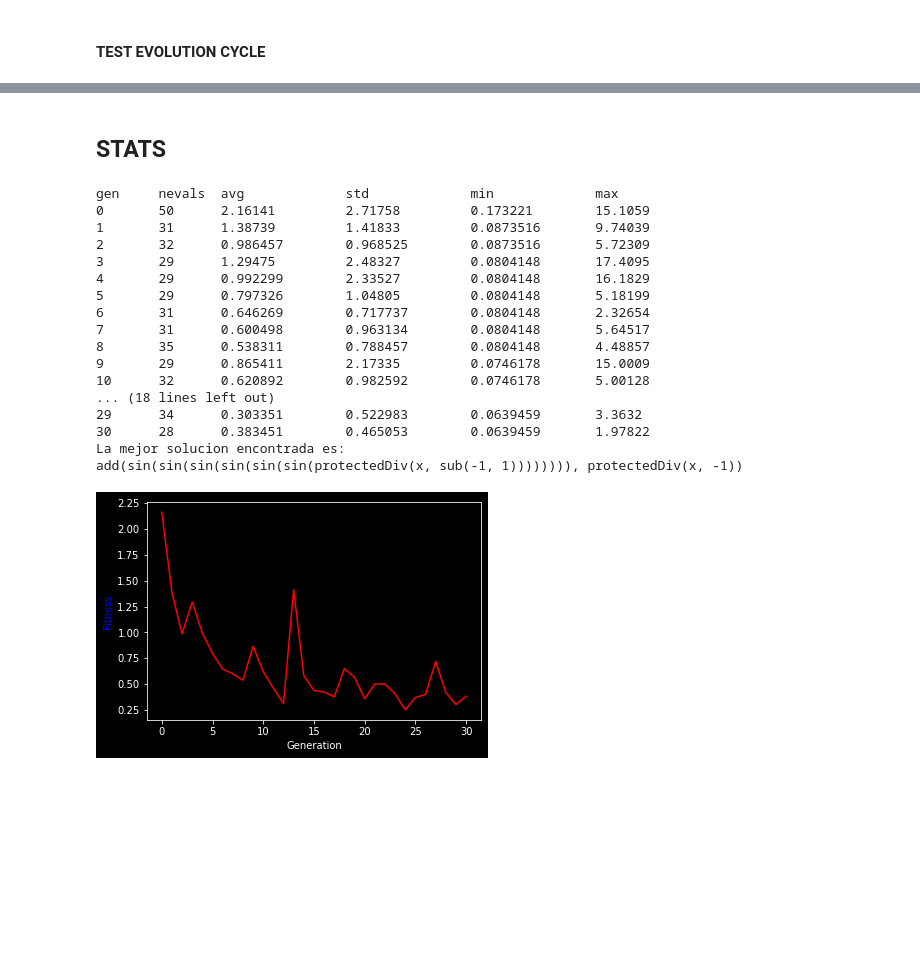
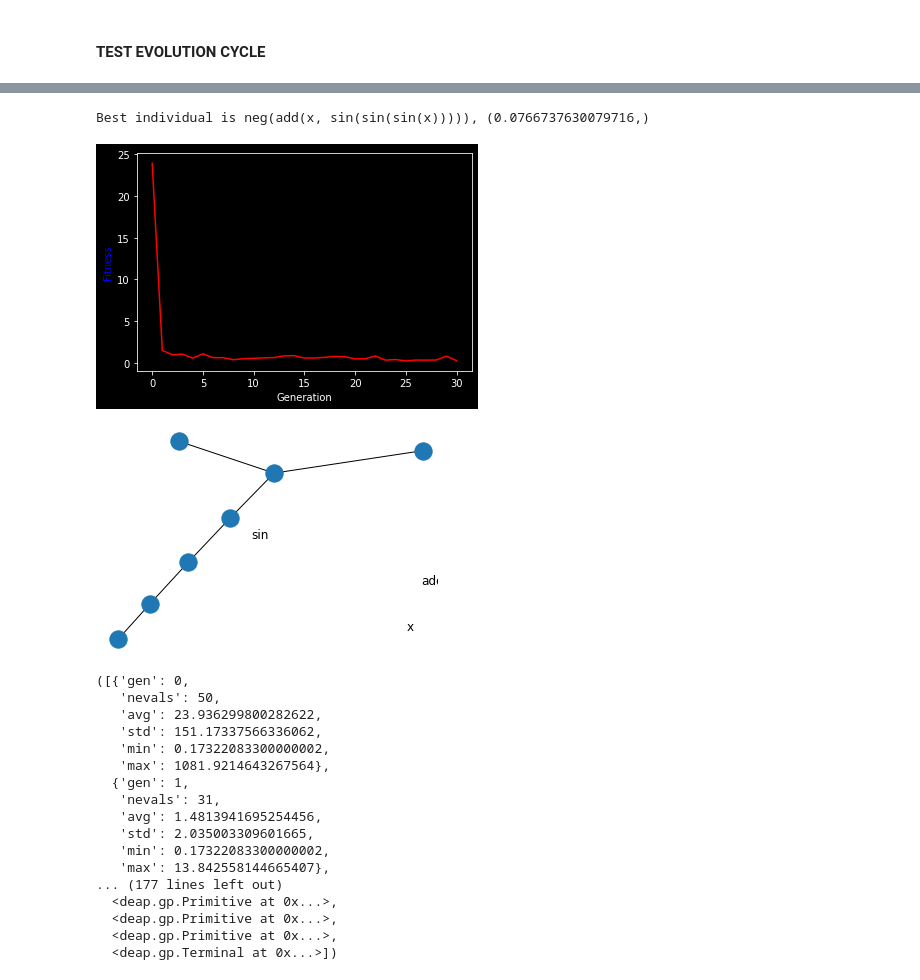
Before and after one commit to irg1008/COMPU_Practica03, a Jupyter notebook: Protoyping.ipynb, the cells around one changed output, grey strips where cells are left out. Saved outputs shown, nothing was run; the diff lists cells and outputs as text; code cells hidden in the pictures; blank space fills up the shorter version.

```diff
--- a/Protoyping.ipynb
+++ b/Protoyping.ipynb
@@ -141,16 +143,14 @@ def eval_eq(toolbox, individual):
 # %%
-def plot_tree(toolbox, individual):
-
+def plot_tree(individual):
     nodes, edges, labels = gp.graph(individual)
 
     g = nx.Graph()
     g.add_nodes_from(nodes)
     g.add_edges_from(edges)
-    pos = graphviz_layout(g, prog="dot")
 
-    nx.draw_networkx_nodes(g, pos)
-    nx.draw_networkx_edges(g, pos)
-    nx.draw_networkx_labels(g, pos, labels)
+    nx.draw_networkx_labels(g, pos=nx.spring_layout(g), labels=labels)
+    nx.draw(g, pos=nx.spring_layout(g))
+
     plt.show()
 # %% [markdown]
 #### TEST EVALUATION
@@ -173,0 +179,8 @@ def test_evaluation():
+# %%
+def config_stats():
+    stats = tools.Statistics(lambda ind: ind.fitness.values)
+    stats.register("avg", np.mean)
+    stats.register("std", np.std)
+    stats.register("min", np.min)
+    stats.register("max", np.max)
+    return stats
@@ -187,9 +215,13 @@ def config_algorithm(toolbox, pset):
 
     toolbox.register("evaluate", eval_eq, toolbox)
 # %%
-def make_evolution(stats):
+
+def make_evolution(plot_stats=False):
     toolbox = base.Toolbox()
+
     pset = config_population(toolbox)
+    stats = config_stats()
+
     config_algorithm(toolbox, pset)
 
     pop = toolbox.population(n=50)
@@ -202,10 +234,11 @@ def make_evolution(stats):
 
     best = tools.selBest(pop, 1)[0]
 
-    print(logbook)
-    print("La mejor solucion encontrada es: ")
-    print(best)
+    if plot_stats:
+        print("Best individual is %s, %s" % (best, best.fitness.values))
+        show_stats(logbook)
+        plot_tree(best)
 
-    return logbook
+    return logbook, best
 # %% [markdown]
 #### TEST EVOLUTION CYCLE
@@ -217,2 +244,0 @@ def make_evolution(stats):
-# %% [markdown]
-## STATS
@@ -234,22 +245,23 @@ def show_stats(log):
-# %%
-log = make_evolution(stats)
-show_stats(log)
-# %% [output]
-gen     nevals  avg             std             min             max
-0       50      2.16141         2.71758         0.173221        15.1059
-1       31      1.38739         1.41833         0.0873516       9.74039
-2       32      0.986457        0.968525        0.0873516       5.72309
-3       29      1.29475         2.48327         0.0804148       17.4095
-4       29      0.992299        2.33527         0.0804148       16.1829
-5       29      0.797326        1.04805         0.0804148       5.18199
-6       31      0.646269        0.717737        0.0804148       2.32654
-7       31      0.600498        0.963134        0.0804148       5.64517
-8       35      0.538311        0.788457        0.0804148       4.48857
-9       29      0.865411        2.17335         0.0746178       15.0009
-10      32      0.620892        0.982592        0.0746178       5.00128
-... (18 lines left out)
-29      34      0.303351        0.522983        0.0639459       3.3632
-30      28      0.383451        0.465053        0.0639459       1.97822
-La mejor solucion encontrada es:
-add(sin(sin(sin(sin(sin(sin(protectedDiv(x, sub(-1, 1)))))))), protectedDiv(x, -1))
-[figure, removed]
+# %%
+make_evolution(plot_stats=True)
+# %% [output]
+Best individual is neg(add(x, sin(sin(sin(x))))), (0.0766737630079716,)
+[figure, added]
+[figure, added]
+([{'gen': 0,
+   'nevals': 50,
+   'avg': 23.936299800282622,
+   'std': 151.17337566336062,
+   'min': 0.17322083300000002,
+   'max': 1081.9214643267564},
+  {'gen': 1,
+   'nevals': 31,
+   'avg': 1.4813941695254456,
+   'std': 2.035003309601665,
+   'min': 0.17322083300000002,
+   'max': 13.842558144665407},
+... (177 lines left out)
+  <deap.gp.Primitive at 0x...>,
+  <deap.gp.Primitive at 0x...>,
+  <deap.gp.Primitive at 0x...>,
+  <deap.gp.Terminal at 0x...>])
```
Also changed, not shown: parts of 9 cells of this notebook, 1 other file.
